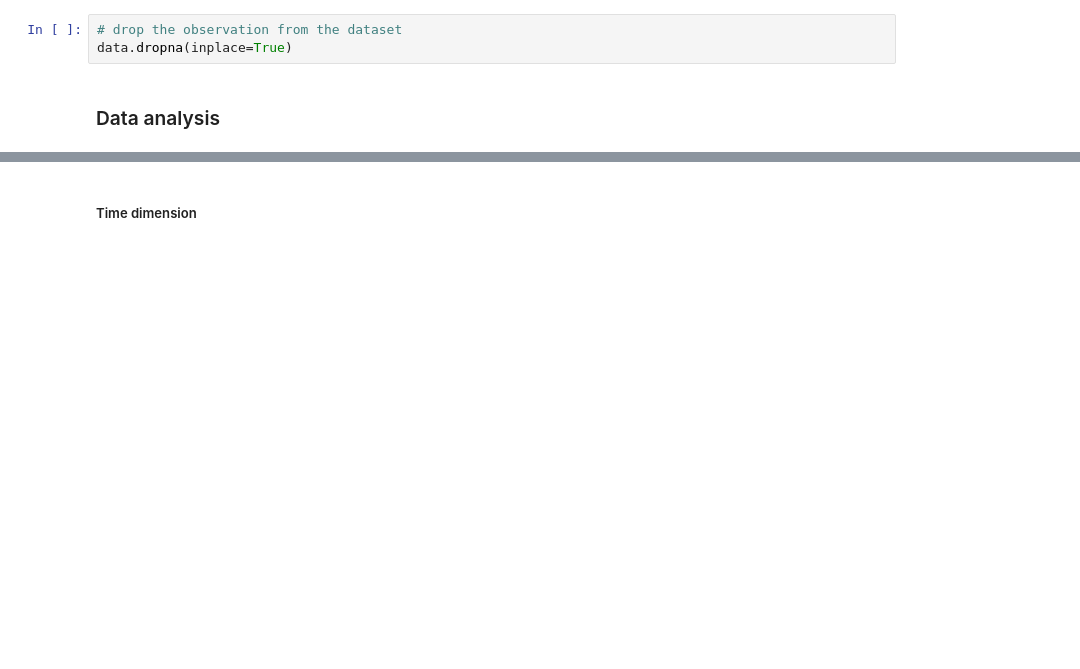
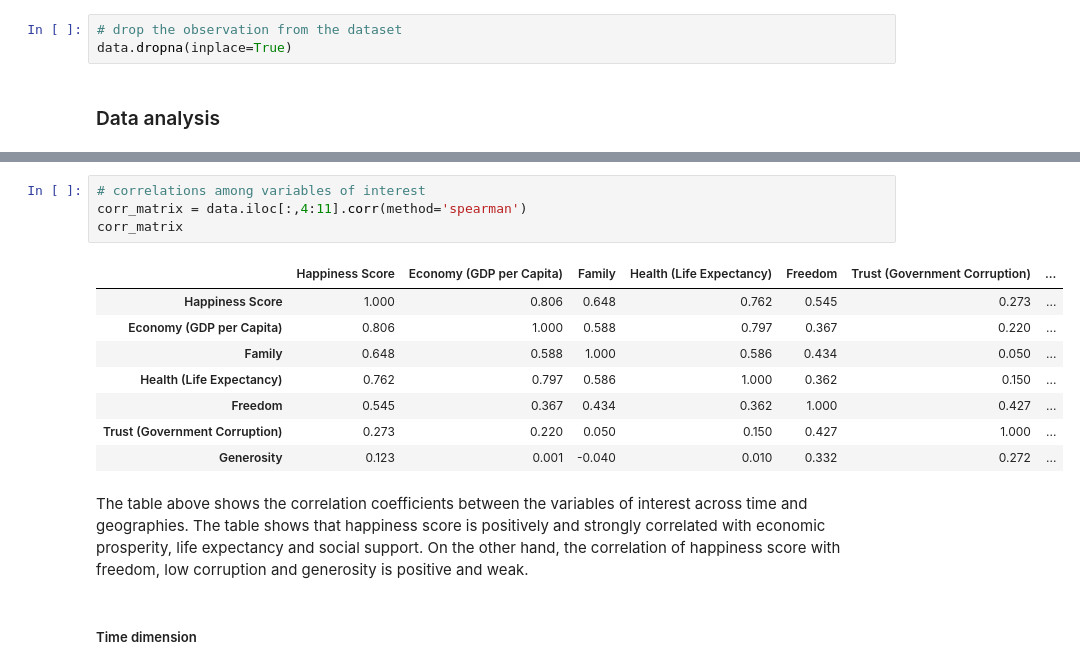
Before and after one commit to TeamGroup7/Group_Assignment, a Jupyter notebook: Group Assignment.ipynb, the cells around one changed output, grey strips where cells are left out. Drawn from its saved outputs; the diff is of its cells as text; blank space fills up the shorter version.

```diff
--- a/Group Assignment.ipynb
+++ b/Group Assignment.ipynb
@@ -223,3 +243,18 @@ Before we deep down into our research question, we explore the data for the time
+# %%
+# correlations among variables of interest
+corr_matrix = data.iloc[:,4:11].corr(method='spearman')
+corr_matrix
+# %% [output]
+|  | Happiness Score | Economy (GDP per Capita) | Family | Health (Life Expectancy) | Freedom | Trust (Government Corruption) | ... |
+| Happiness Score | 1.000 | 0.806 | 0.648 | 0.762 | 0.545 | 0.273 | ... |
+| Economy (GDP per Capita) | 0.806 | 1.000 | 0.588 | 0.797 | 0.367 | 0.220 | ... |
+| Family | 0.648 | 0.588 | 1.000 | 0.586 | 0.434 | 0.050 | ... |
+| Health (Life Expectancy) | 0.762 | 0.797 | 0.586 | 1.000 | 0.362 | 0.150 | ... |
+| Freedom | 0.545 | 0.367 | 0.434 | 0.362 | 1.000 | 0.427 | ... |
+| Trust (Government Corruption) | 0.273 | 0.220 | 0.050 | 0.150 | 0.427 | 1.000 | ... |
+| Generosity | 0.123 | 0.001 | -0.040 | 0.010 | 0.332 | 0.272 | ... |
+# %% [markdown]
+The table above shows the correlation coefficients between the variables of interest across time and geographies. The table shows that happiness score is positively and strongly correlated with economic prosperity, life expectancy and social support. On the other hand, the correlation of happiness score with freedom, low corruption and generosity is positive and weak.
 # %% [markdown]
 ##### Time dimension
 # %%
```
Also changed, not shown: parts of 10 cells of this notebook.
